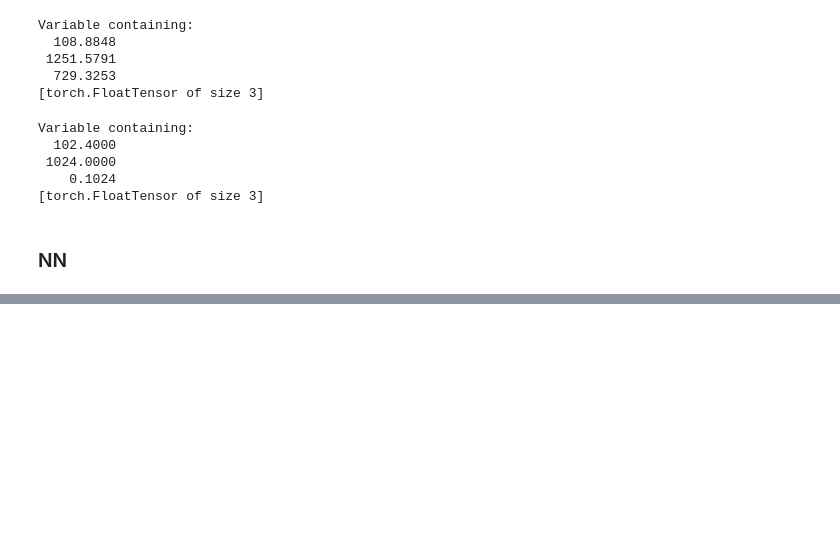
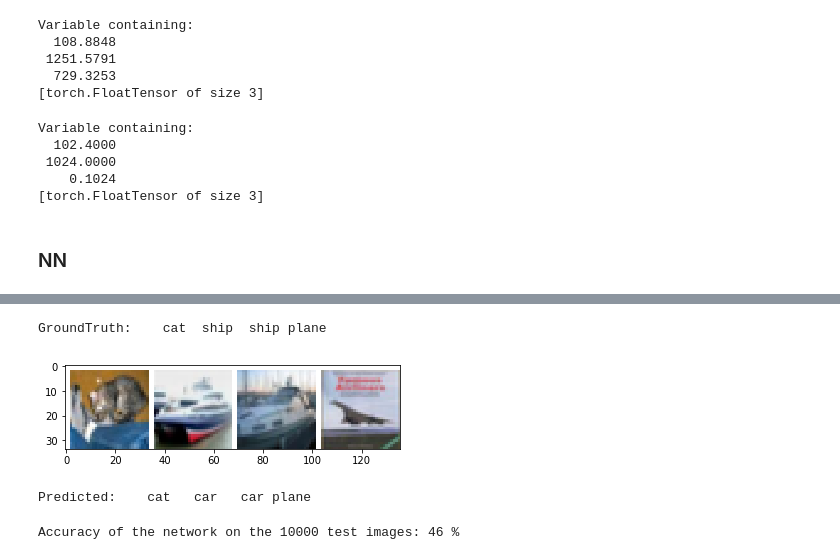
Before and after one commit to zhuohuwu0603/lab, a Jupyter notebook: pytorch/tutorials/redo Deep Learning with PyTorch.ipynb, the cells around one changed output, grey strips where cells are left out. Cells and saved outputs as stored; diff of their text form; code cells hidden in the pictures; blank space fills up the shorter version.

```diff
--- a/pytorch/tutorials/redo Deep Learning with PyTorch.ipynb
+++ b/pytorch/tutorials/redo Deep Learning with PyTorch.ipynb
@@ -227,0 +438,10 @@ Variable containing:
+# %%
+dataiter = iter(testloader)
+images, labels = dataiter.next()
+
+# print images
+imshow(torchvision.utils.make_grid(images))
+print('GroundTruth: ', ' '.join('%5s'%classes[labels[j]] for j in range(4)))
+# %% [output]
+GroundTruth:    cat  ship  ship plane
+[figure, added]
@@ -227,0 +450,18 @@ Variable containing:
+# %%
+_, pred = torch.max(outputs.data, 1)
+print('Predicted: ', ' '.join('%5s'% classes[pred[j][0]] for j in range(4)))
+# %% [output]
+Predicted:    cat   car   car plane
+# %%
+correct = 0
+total = 0
+for data in testloader:
+    images, labels = data
+    outputs = net(Variable(images))
+    _, predicted = torch.max(outputs.data, 1)
+    total += labels.size(0)
+    correct += (predicted == labels).sum()
+
+print('Accuracy of the network on the 10000 test images: %d %%' % (100 * correct / total))
+# %% [output]
+Accuracy of the network on the 10000 test images: 46 %
```
Also changed, not shown: parts of 29 cells of this notebook, 1 other file.
